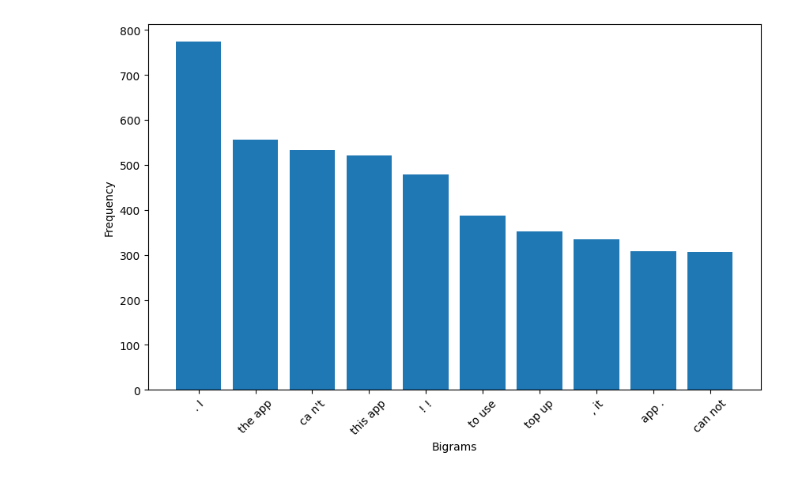
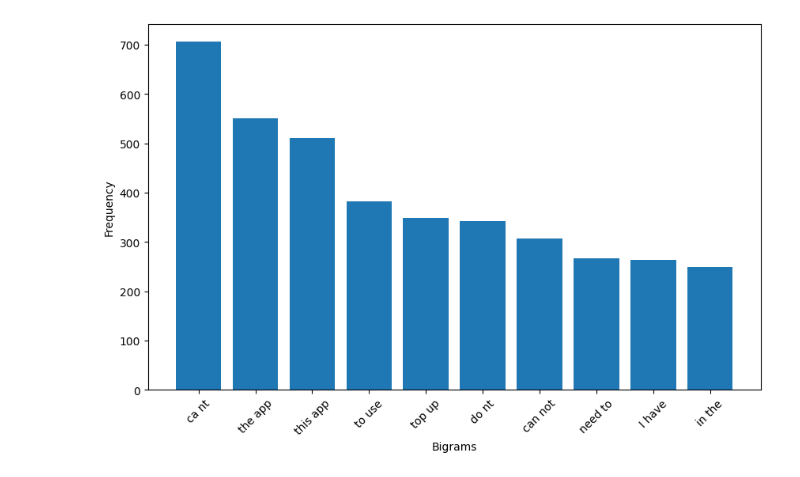
Before and after one commit to KOGASA0X/CPC353_Assignment1, a Jupyter notebook: Ngram.ipynb, the cells around one changed output. Drawn from its saved outputs; the diff is of its cells as text; code cells hidden in the pictures.

```diff
--- a/Ngram.ipynb
+++ b/Ngram.ipynb
@@ -40,0 +75,20 @@ Name: bigrams, Length: 3000, dtype: object
+# %%
+# 对'text'列中的每个文本进行预处理，并提取3-gram
+df['trigrams'] = df['text'].apply(lambda text: extract_ngrams(nlp(text), 3))
+
+# 将所有的trigrams合并到一个列表中
+all_trigrams = [trigram for trigrams in df['trigrams'] for trigram in trigrams]
+
+# 计算trigram的频率
+counter = collections.Counter(all_trigrams)
+
+# 找到出现最多的前10个trigram
+most_common_trigrams = counter.most_common(10)
+
+# 创建一个条形图
+plt.figure(figsize=(10, 6))  # 设置图像大小
+plt.bar([val[0] for val in most_common_trigrams], [val[1] for val in most_common_trigrams])
+plt.xlabel('Trigrams')
+plt.ylabel('Frequency')
+plt.xticks(rotation=45)  # 设置x轴标签旋转角度
+plt.show()
@@ -40,0 +97,20 @@ Name: bigrams, Length: 3000, dtype: object
+# %%
+# 对'text'列中的每个文本进行预处理，并提取4-gram
+df['fourgrams'] = df['text'].apply(lambda text: extract_ngrams(nlp(text), 4))
+
+# 将所有的fourgrams合并到一个列表中
+all_fourgrams = [fourgram for fourgrams in df['fourgrams'] for fourgram in fourgrams]
+
+# 计算fourgram的频率
+counter = collections.Counter(all_fourgrams)
+
+# 找到出现最多的前10个fourgram
+most_common_fourgrams = counter.most_common(10)
+
+# 创建一个条形图
+plt.figure(figsize=(10, 6))  # 设置图像大小
+plt.bar([val[0] for val in most_common_fourgrams], [val[1] for val in most_common_fourgrams])
+plt.xlabel('Fourgrams')
+plt.ylabel('Frequency')
+plt.xticks(rotation=45)  # 设置x轴标签旋转角度
+plt.show()
@@ -41,19 +119,22 @@ Name: bigrams, Length: 3000, dtype: object
 # %%
+# 对'text'列中的每个文本进行预处理，去除标点符号，并提取2-gram
+df['bigrams'] = df['text'].apply(lambda text: extract_ngrams(nlp(remove_punctuation(text)), 2))
+
 # 将所有的bigrams合并到一个列表中
 all_bigrams = [bigram for bigrams in df['bigrams'] for bigram in bigrams]
 
 # 计算bigram的频率
 counter = collections.Counter(all_bigrams)
 
 # 找到出现最多的前10个bigram
 most_common_bigrams = counter.most_common(10)
 
 # 创建一个条形图
 plt.figure(figsize=(10, 6))  # 设置图像大小
 plt.bar([val[0] for val in most_common_bigrams], [val[1] for val in most_common_bigrams])
 plt.xlabel('Bigrams')
 plt.ylabel('Frequency')
 plt.xticks(rotation=45)  # 设置x轴标签旋转角度
 plt.show()
 # %% [output]
-[figure, old version]
+[figure, new version]
```
Also changed, not shown: parts of 9 cells of this notebook.
